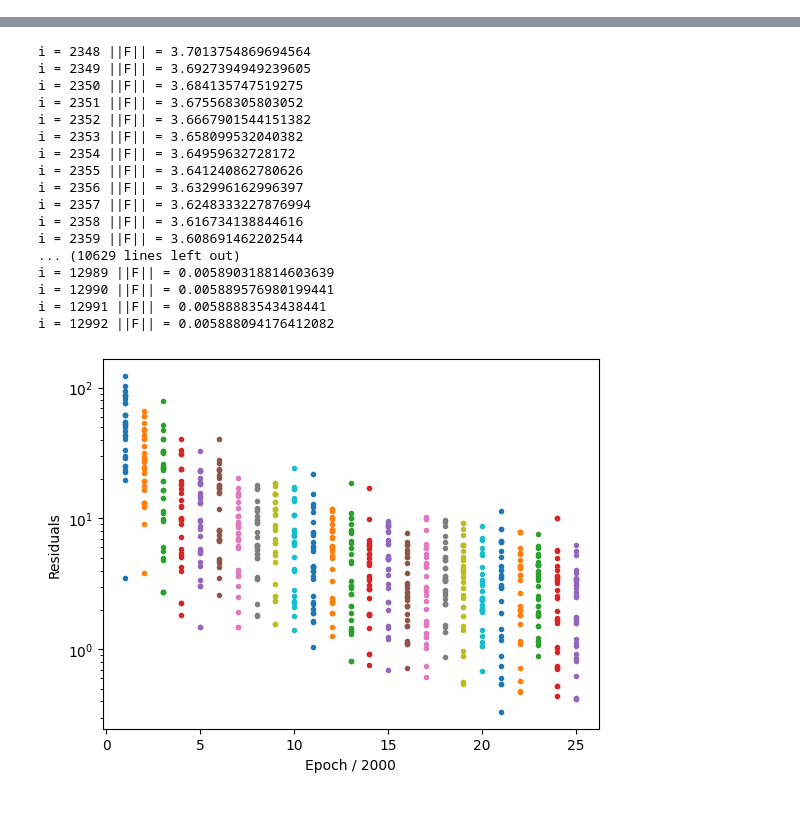
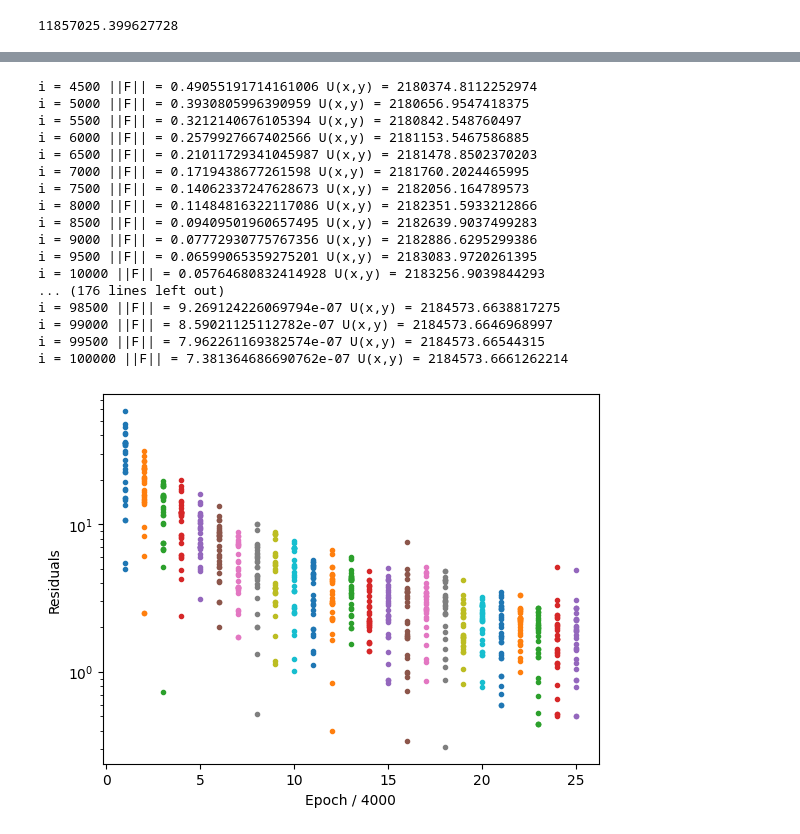
Before and after one commit to jamesmr13/CMSC660Final, a Jupyter notebook: Probelm2.ipynb, the cells around one changed output, grey strips where cells are left out. Drawn from its saved outputs; the diff is of its cells as text; code cells hidden in the pictures.

```diff
--- a/Probelm2.ipynb
+++ b/Probelm2.ipynb
@@ -4,6 +4,24 @@ import matplotlib.pyplot as plt
 import pandas as pd
 # %%
 # provided helper functions
+def U(x,y,A):
+    N = np.size(A,axis=0)
+    xaux = np.outer(x,np.ones_like(x))
+    yaux = np.outer(y,np.ones_like(y))
+    dx = A*(xaux - np.transpose(xaux))
+    dy = A*(yaux - np.transpose(yaux))
+    dxy = np.sqrt(dx**2 + dy**2)
+
+    linkedInd = np.argwhere(A == 1)
+    sum_linked = np.sum((dxy[linkedInd] - 1)**2)
+    sum_linked /= 2
+
+    unlinkedInd = np.argwhere(A == 0)
+    sum_unlinked = np.sum((np.minimum(dxy[unlinkedInd] - np.sqrt(3), 0))**2)
+    sum_unlinked /= 2
+
+    return sum_linked + sum_unlinked
+
 
 # forces
 def forces(x,y,A):
@@ -72,9 +90,13 @@ y = np.random.randn(91,1)*91
 # initalize x and y averages for residuals
 xAvgs = x
 yAvgs = y
+# %%
+U(x,y,AdjMatrix)
+# %% [output]
+11857025.399627728
 # %%
 # Nesterov Optimizer
-no_epochs = 50000
+no_epochs = 100000
 resid_interval = int(no_epochs / 25)
 alpha = 1e-2
 m = 0.9
@@ -100,7 +122,8 @@ for i in range(1,no_epochs+1):
     Fs[i] = np.linalg.norm(g)
     xAvgs = (i * xAvgs + x)/(i + 1)
     yAvgs = (i * yAvgs + y)/(i + 1)
-    print("i = " + str(i) + " ||F|| = " + str(np.linalg.norm(g)))
+    if i % (no_epochs / 200) == 0:
+        print("i = " + str(i) + " ||F|| = " + str(np.linalg.norm(g)) + " U(x,y) = " + str(U(x,y,AdjMatrix)))
     # plot the residuals
     if i % resid_interval == 0:
         graphX = np.ones((30,1))*int(i / resid_interval)
@@ -134,21 +149,21 @@ i = 2347 ||F|| = 3.710041032674504
-i = 2348 ||F|| = 3.7013754869694564
-i = 2349 ||F|| = 3.6927394949239605
-i = 2350 ||F|| = 3.684135747519275
-i = 2351 ||F|| = 3.675568305803052
-i = 2352 ||F|| = 3.6667901544151382
-i = 2353 ||F|| = 3.658099532040382
-i = 2354 ||F|| = 3.64959632728172
-i = 2355 ||F|| = 3.641240862780626
-i = 2356 ||F|| = 3.632996162996397
-i = 2357 ||F|| = 3.6248333227876994
-i = 2358 ||F|| = 3.616734138844616
-i = 2359 ||F|| = 3.608691462202544
-... (10629 lines left out)
-i = 12989 ||F|| = 0.005890318814603639
-i = 12990 ||F|| = 0.005889576980199441
-i = 12991 ||F|| = 0.00588883543438441
-i = 12992 ||F|| = 0.005888094176412082
+i = 4500 ||F|| = 0.49055191714161006 U(x,y) = 2180374.8112252974
+i = 5000 ||F|| = 0.3930805996390959 U(x,y) = 2180656.9547418375
+i = 5500 ||F|| = 0.3212140676105394 U(x,y) = 2180842.548760497
+i = 6000 ||F|| = 0.2579927667402566 U(x,y) = 2181153.5467586885
+i = 6500 ||F|| = 0.21011729341045987 U(x,y) = 2181478.8502370203
+i = 7000 ||F|| = 0.1719438677261598 U(x,y) = 2181760.2024465995
+i = 7500 ||F|| = 0.14062337247628673 U(x,y) = 2182056.164789573
+i = 8000 ||F|| = 0.11484816322117086 U(x,y) = 2182351.5933212866
+i = 8500 ||F|| = 0.09409501960657495 U(x,y) = 2182639.9037499283
+i = 9000 ||F|| = 0.07772930775767356 U(x,y) = 2182886.6295299386
+i = 9500 ||F|| = 0.06599065359275201 U(x,y) = 2183083.9720261395
+i = 10000 ||F|| = 0.05764680832414928 U(x,y) = 2183256.9039844293
+... (176 lines left out)
+i = 98500 ||F|| = 9.269124226069794e-07 U(x,y) = 2184573.6638817275
+i = 99000 ||F|| = 8.59021125112782e-07 U(x,y) = 2184573.6646968997
+i = 99500 ||F|| = 7.962261169382574e-07 U(x,y) = 2184573.66544315
+i = 100000 ||F|| = 7.381364686690762e-07 U(x,y) = 2184573.6661262214
-[figure, old version]
+[figure, new version]
 # %%
 plot_graph(x,y,AdjMatrix)
 # %% [output]
```
Also changed, not shown: parts of 3 cells of this notebook, 1 other file.
